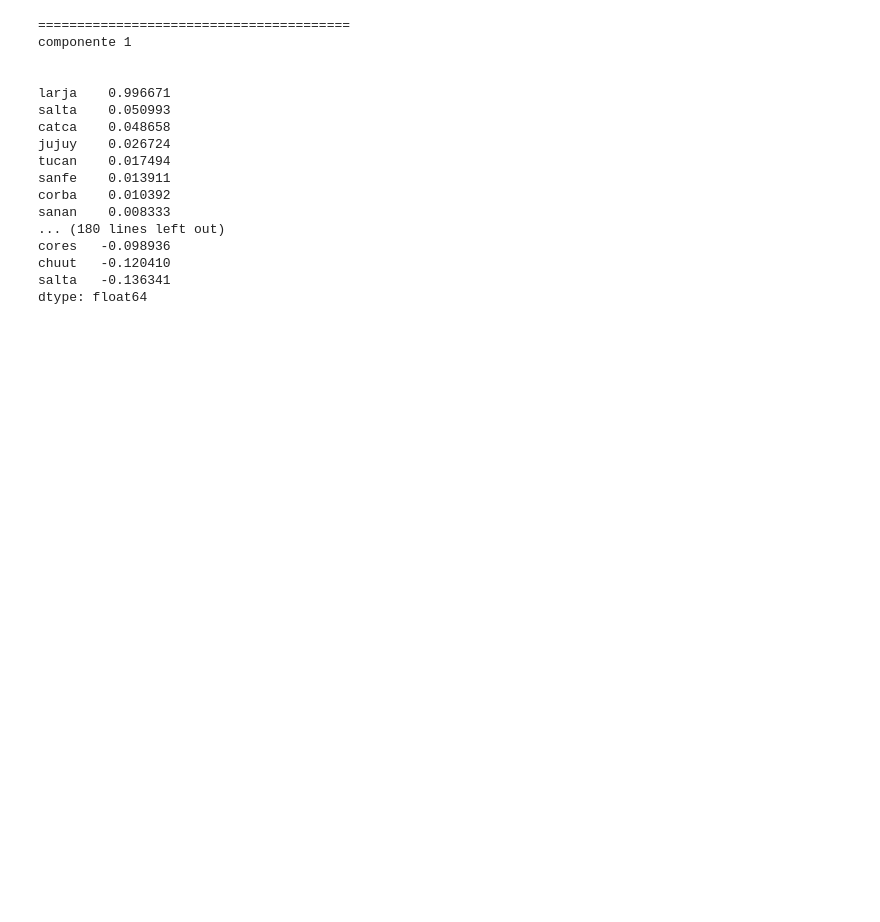
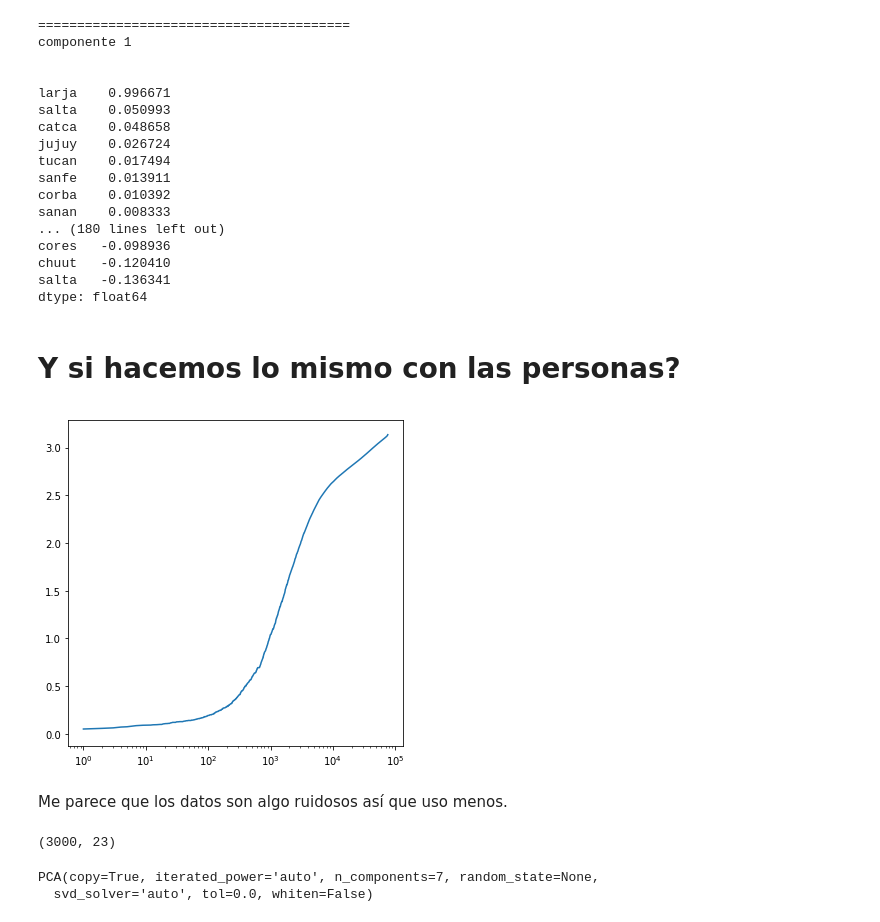
Before and after one commit to daleman/tesis, a Jupyter notebook: notebooks/regiones_pca.ipynb, the cells around one changed output. Drawn from its saved outputs; the diff is of its cells as text; code cells hidden in the pictures; blank space fills up the shorter version.

Commit message:
Agrego pca con usuarios.

```diff
--- a/notebooks/regiones_pca.ipynb
+++ b/notebooks/regiones_pca.ipynb
@@ -126,3 +127,35 @@ cores   -0.098936
 chuut   -0.120410
 salta   -0.136341
 dtype: float64
+# %% [markdown]
+# Y si hacemos lo mismo con las personas?
+# %%
+df["entropyUsuarios"] = df[columnas_usuarios].apply(entropy, axis=1)
+# %%
+plt.rcParams['figure.figsize'] = (6, 6)
+
+
+df.sort_values(by="entropyUsuarios", ascending=True, inplace=True)
+
+plt.semilogx(range(df.shape[0]), df.entropyUsuarios);
+# %% [output]
+[figure, added]
+# %% [markdown]
+Me parece que los datos son algo ruidosos así que uso menos.
+# %%
+from sklearn import decomposition
+
+limite = 3* 10 ** 3
+
+
+plt.rcParams['figure.figsize'] = (6, 6)
+
+pca = decomposition.PCA(n_components=componentes)
+
+X = df[:limite][columnas_usuarios].as_matrix()
+print(X.shape)
+pca.fit(X)
+# %% [output]
+(3000, 23)
+PCA(copy=True, iterated_power='auto', n_components=7, random_state=None,
+  svd_solver='auto', tol=0.0, whiten=False)
```
Also changed, not shown: parts of 5 cells of this notebook.
